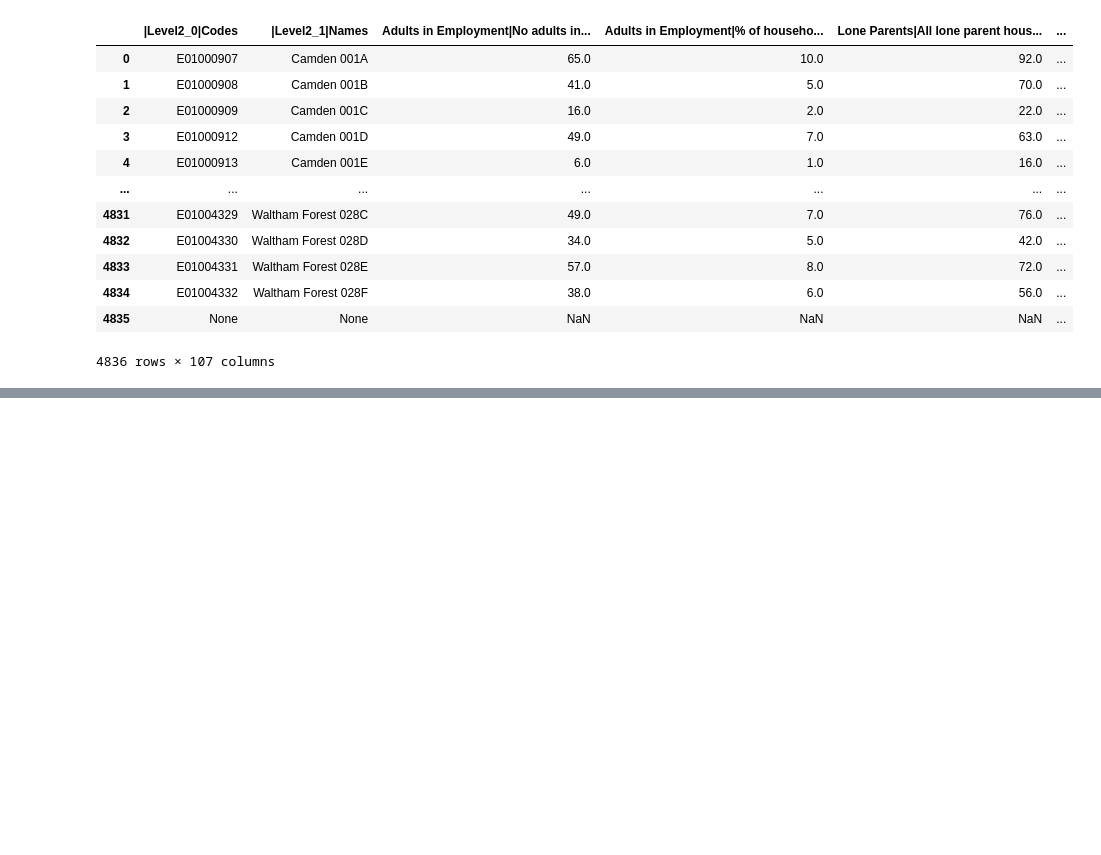
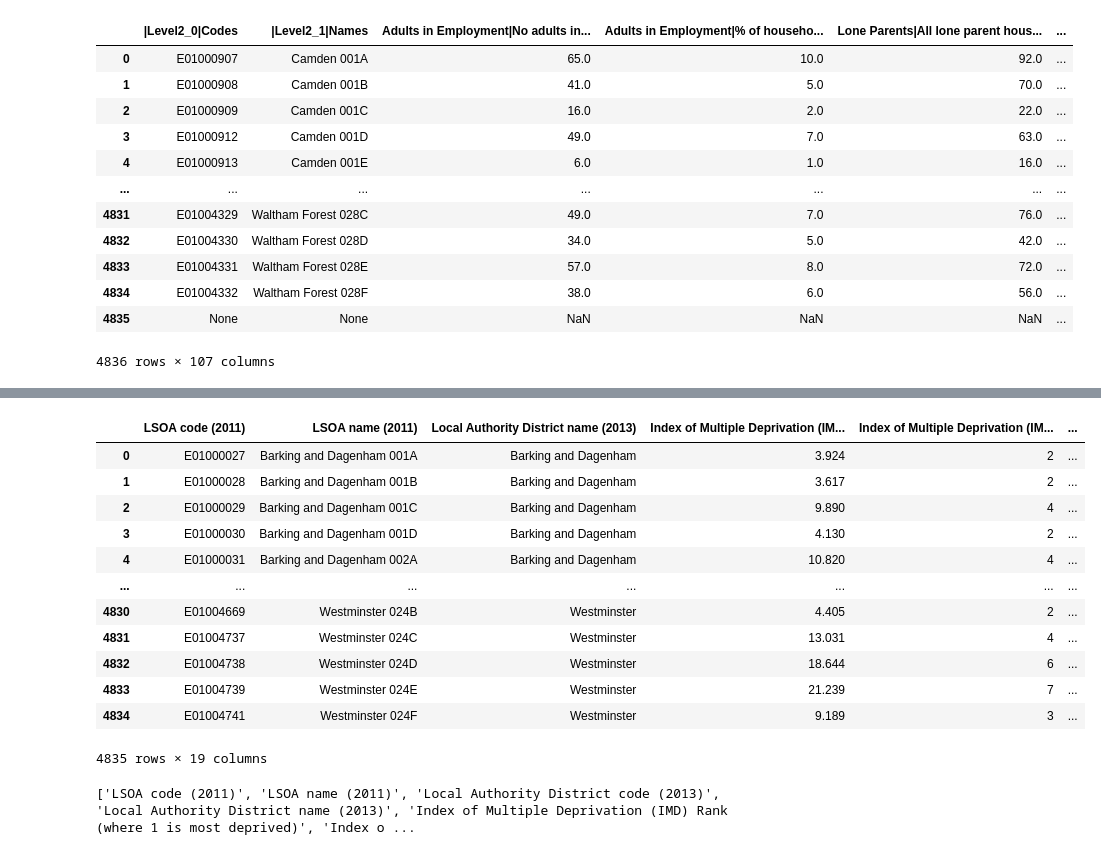
Before and after one commit to skyrimer/ARWCASP, a Jupyter notebook: EDA/Deprivation.ipynb, the cells around one changed output, grey strips where cells are left out. Cells and saved outputs as stored; diff of their text form; code cells hidden in the pictures; blank space fills up the shorter version.

Commit message:
Start merge process

```diff
--- a/EDA/Deprivation.ipynb
+++ b/EDA/Deprivation.ipynb
@@ -105,3 +105,8 @@ big_dataset
 | 4834 | E01004332 | Waltham Forest 028F | 38.0 | 6.0 | 56.0 | ... |
 | 4835 | None | None | NaN | NaN | NaN | ... |
 4836 rows × 107 columns
+# %%
+import pandas as pd
+
+deprivation_2015 = pd.read_parquet("../processed_data/filtered_deprivation_2015.parquet")
+deprivation_2015
@@ -107,0 +127,20 @@ big_dataset
+# %%
+deprivation_2015.drop(columns=['Local Authority District code (2013)'])
+# %% [output]
+|  | LSOA code (2011) | LSOA name (2011) | Local Authority District name (2013) | Index of Multiple Deprivation (IM... | Index of Multiple Deprivation (IM... | ... |
+| 0 | E01000027 | Barking and Dagenham 001A | Barking and Dagenham | 3.924 | 2 | ... |
+| 1 | E01000028 | Barking and Dagenham 001B | Barking and Dagenham | 3.617 | 2 | ... |
+| 2 | E01000029 | Barking and Dagenham 001C | Barking and Dagenham | 9.890 | 4 | ... |
+| 3 | E01000030 | Barking and Dagenham 001D | Barking and Dagenham | 4.130 | 2 | ... |
+| 4 | E01000031 | Barking and Dagenham 002A | Barking and Dagenham | 10.820 | 4 | ... |
+| ... | ... | ... | ... | ... | ... | ... |
+| 4830 | E01004669 | Westminster 024B | Westminster | 4.405 | 2 | ... |
+| 4831 | E01004737 | Westminster 024C | Westminster | 13.031 | 4 | ... |
+| 4832 | E01004738 | Westminster 024D | Westminster | 18.644 | 6 | ... |
+| 4833 | E01004739 | Westminster 024E | Westminster | 21.239 | 7 | ... |
+| 4834 | E01004741 | Westminster 024F | Westminster | 9.189 | 3 | ... |
+4835 rows × 19 columns
+# %%
+print(list(deprivation_2015.columns))
+# %% [output]
+['LSOA code (2011)', 'LSOA name (2011)', 'Local Authority District code (2013)', 'Local Authority District name (2013)', 'Index of Multiple Deprivation (IMD) Rank (where 1 is most deprived)', 'Index o ...
```
Also changed, not shown: parts of 1 cell of this notebook, 1 other file.
